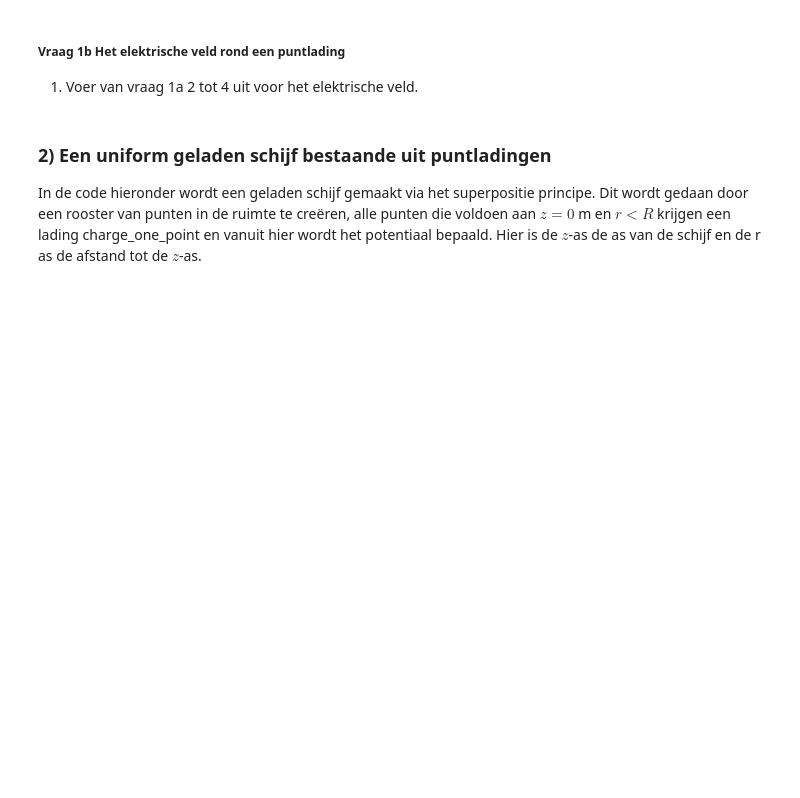
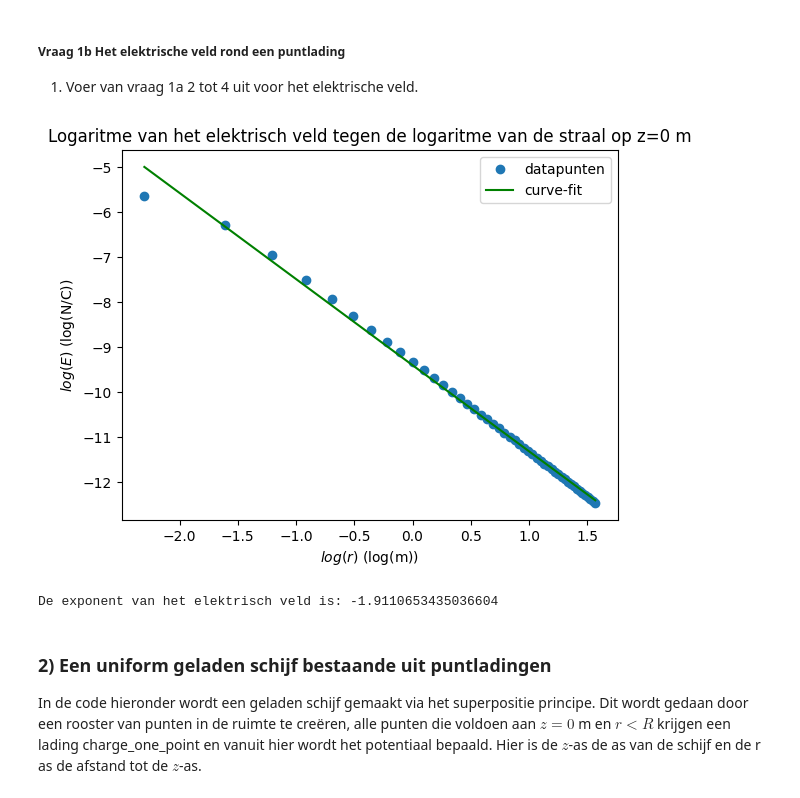
Before and after one commit to BobVill/opdrachten-DEF-D, a Jupyter notebook: DigitaleOntwerpopdrachten/1CondensatorOpdracht/CondensatorOntwerpopdracht.ipynb, the cells around one changed output. Drawn from its saved outputs; the diff is of its cells as text; code cells hidden in the pictures; blank space fills up the shorter version.

```diff
--- a/DigitaleOntwerpopdrachten/1CondensatorOpdracht/CondensatorOntwerpopdracht.ipynb
+++ b/DigitaleOntwerpopdrachten/1CondensatorOpdracht/CondensatorOntwerpopdracht.ipynb
@@ -103,9 +125,27 @@ print(index_z0manual)
 ##### Vraag 1b Het elektrische veld rond een puntlading
 1. Voer van vraag 1a 2 tot 4 uit voor het elektrische veld.
 # %%
-###
-###Hier jouw code###
-###
+# Plot van het elektrisch veld tegen de straal
+# Uit de code voor V en Ez blijkt dat deze niet dezelfde grootte hebben, V is 2 items groter dan Ez.
+# Ez bestaat niet op het buitenste en binnenste punt. Hierom moeten de ''stralen'' op die punten ook verwijderd worden.
+# Het binnenste punt is al verwijderd bij r_zonder0.
+def log_E_veld(logstraal, exponent, logcoefficient):
+    return logcoefficient + exponent * logstraal
+
+val, cov=curve_fit(log_E_veld, np.log(r_for_E), np.log(normE[index_z0]))
+
+plt.figure()
+plt.plot(np.log(r_for_E), np.log(normE[index_z0]), 'o', label='datapunten')
+plt.plot(np.log(r_for_E), log_E_veld(np.log(r_for_E), *val), 'g',label='curve-fit')
+plt.xlabel('$log(r)$ (log(m))')
+plt.ylabel('$log(E)$ (log(N/C))')
+plt.title('Logaritme van het elektrisch veld tegen de logaritme van de straal op z=0 m')
+plt.legend()
+plt.show()
+print('De exponent van het elektrisch veld is:', val[0])
+# %% [output]
+[figure, added]
+De exponent van het elektrisch veld is: -1.9110653435036604
 # %% [markdown]
 ### 2) Een uniform geladen schijf bestaande uit puntladingen
 
```
Also changed, not shown: parts of 3 cells of this notebook.
